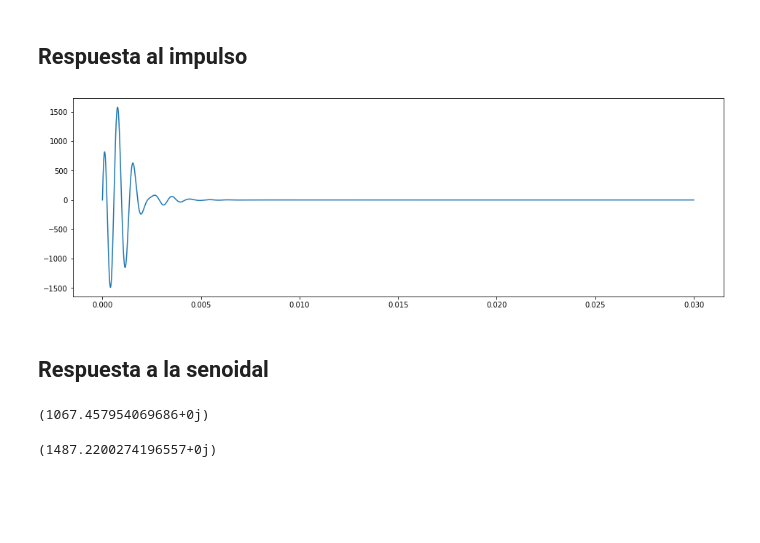
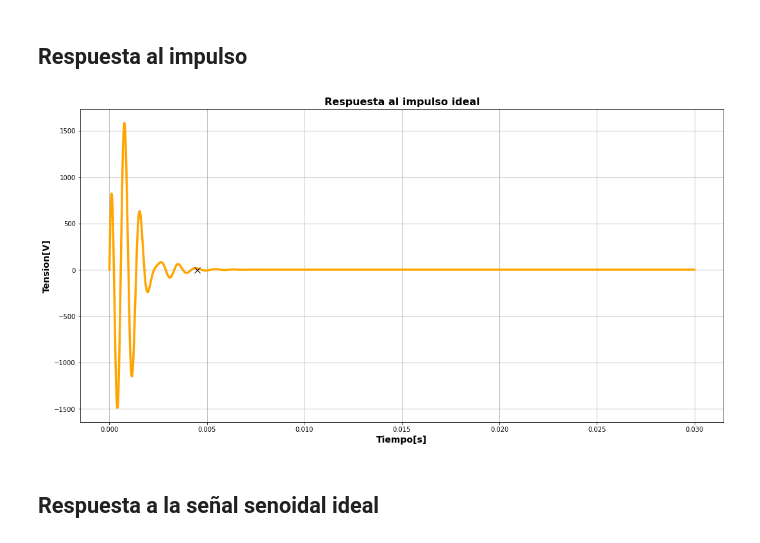
Before and after one commit to violetaperezandrade/TP-ADC, a Jupyter notebook: TP.ipynb, the cells around one changed output. Cells and saved outputs as stored; diff of their text form; code cells hidden in the pictures; blank space fills up the shorter version.

```diff
--- a/TP.ipynb
+++ b/TP.ipynb
@@ -218,0 +36,10 @@ plt.show();
+# %%
+print("Ceros:")
+zeros = ml.zero(H)
+for i,z in enumerate(zeros):
+    print("z{}: {}".format(i + 1, z))
+
+print("\nPolos:")
+poles = ml.pole(H)
+for i,p in enumerate(poles):
+    print("p{}: {}".format(i + 1, p))
@@ -218,0 +85,21 @@ plt.show();
+# %%
+sigma1 = round(poles[0].real,4)
+sigma2 = round(poles[2].real, 4)
+
+tau1 = round(1 / abs(sigma1), 4)
+tau2 = round(1 / abs(sigma2), 4)
+
+tau = tau1 if tau1 > tau2 else tau2
+f01 = round(w01 / (2 * np.pi), 4)
+f02 = round(w02 / (2 * np.pi), 4)
+
+print("w01 = ", w01)
+print("w02 = ", w02)
+print("f01 = ", f01)
+print("f02 = ", f02)
+print("Q1 = ", Q1)
+print("Q2 = ", Q2)
+print("sigma1 = ", sigma1)
+print("tau1 = ", tau1)
+print("sigma2 = ", sigma2)
+print("tau2 = ", tau2)
@@ -219,12 +189,17 @@ plt.show();
 # %% [markdown]
 ## Respuesta al impulso
 # %%
-plt.figure(figsize=(16,5))
+plt.figure(figsize=(18,9))
 t = np.linspace(0, 0.03, 1000000, endpoint=False)
 yout, T = ml.impulse(H, T=t)
-plt.plot(T,yout)
-plt.show()
+plt.plot(T, yout, color = "orange", linewidth = 3.5)
+plt.title("Respuesta al impulso ideal", fontsize = 16, fontweight = "bold")
+plt.xlabel("Tiempo[s]", fontsize = 14, fontweight = "bold")
+plt.ylabel("Tension[V]", fontsize = 14, fontweight = "bold")
+plt.plot(5 * tau, 0, color = 'black', marker = 'x', markersize = '9')
+plt.grid()
+plt.show();
 # %% [output]
-[figure, old version]
+[figure, new version]
 # %% [markdown]
-## Respuesta a la senoidal
+## Respuesta a la señal senoidal ideal
@@ -234,8 +240,0 @@ dec = 10
-# %%
-w01/(2*pi)
-# %% [output]
-(1067.457954069686+0j)
-# %%
-w02/(2*pi)
-# %% [output]
-(1487.2200274196557+0j)
```
Also changed, not shown: parts of 81 cells of this notebook.
